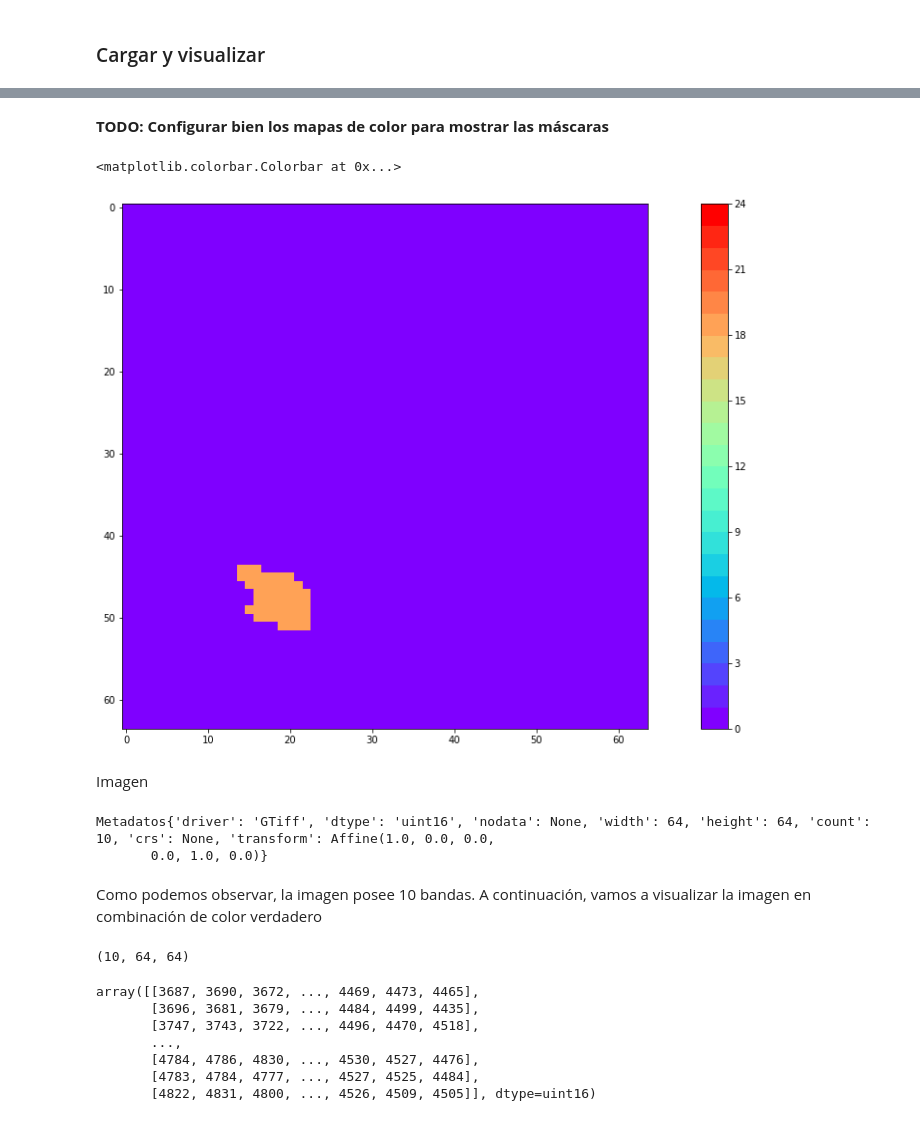
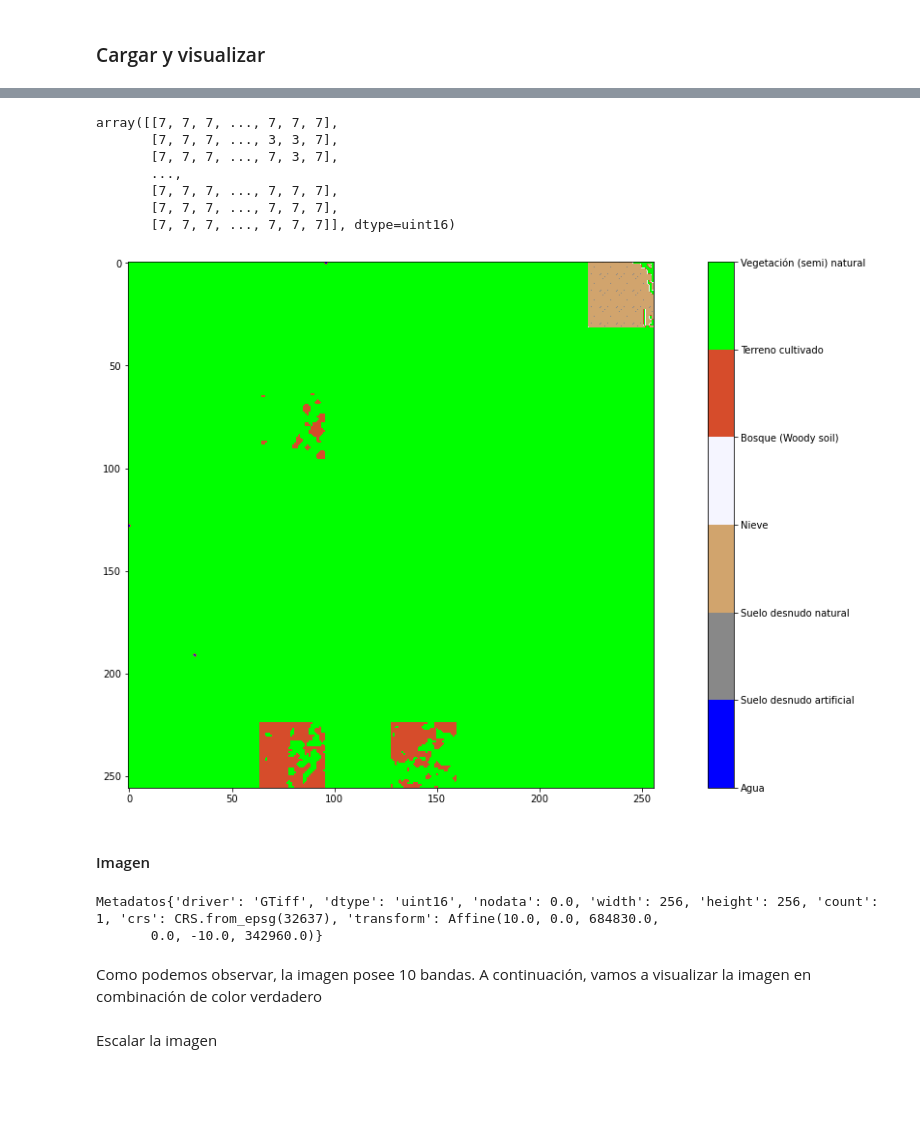
Before and after one commit to ggonzr/deep-learning-e2, a Jupyter notebook: notebook/entrega2.ipynb, the cells around one changed output, grey strips where cells are left out. Drawn from its saved outputs; the diff is of its cells as text; code cells hidden in the pictures; blank space fills up the shorter version.

```diff
--- a/notebook/entrega2.ipynb
+++ b/notebook/entrega2.ipynb
@@ -189,2 +225,0 @@ norm = colors.BoundaryNorm(np.arange(0, 25, 1), cmap.N)
-# %% [markdown]
-**TODO: Configurar bien los mapas de color para mostrar las máscaras**
@@ -191,10 +229,46 @@ norm = colors.BoundaryNorm(np.arange(0, 25, 1), cmap.N)
+# %%
+ex_labels_mask
+# %% [output]
+array([[7, 7, 7, ..., 7, 7, 7],
+       [7, 7, 7, ..., 3, 3, 7],
+       [7, 7, 7, ..., 7, 3, 7],
+       ...,
+       [7, 7, 7, ..., 7, 7, 7],
+       [7, 7, 7, ..., 7, 7, 7],
+       [7, 7, 7, ..., 7, 7, 7]], dtype=uint16)
+# %%
+# Crear un colormap personalizado para cada una de las etiquetas
+# según el documento
+cmap = colors.ListedColormap([
+    "#0000ff",
+    "#888888",
+    "#d1a46d",
+    "#f5f5ff",
+    "#d64c2b",
+    "#186818",
+    "#00ff00"
+])
+meaning = [
+    "Agua",
+    "Suelo desnudo artificial",
+    "Suelo desnudo natural",
+    "Nieve",
+    "Bosque (Woody soil)",
+    "Terreno cultivado",
+    "Vegetación (semi) natural"
+]
+boundaries = list(range(1,8))
+norm = colors.BoundaryNorm(boundaries, cmap.N)
 # %%
 fig, ax = plt.subplots()
 img = ax.imshow(ex_mask_rio.read(1), cmap=cmap, norm=norm)
-fig.colorbar(img, ax=ax)
+cbar = plt.colorbar(img, ax=ax)
+cbar.set_ticks(boundaries)
+cbar.set_ticklabels(meaning)
+cbar.config_axis
+plt.show()
 # %% [output]
-<matplotlib.colorbar.Colorbar at 0x...>
-[figure, old version]
+[figure, new version]
 # %% [markdown]
-Imagen
+#### Imagen
 # %%
@@ -202,8 +278,8 @@ ex_image_rio = rio.open(ex_img_source)
 # %%
-print(f"Metadatos{ex_image_rio.meta}")
+print(f"Metadatos{ex_image_red_rio.meta}")
 # %% [output]
-Metadatos{'driver': 'GTiff', 'dtype': 'uint16', 'nodata': None, 'width': 64, 'height': 64, 'count': 10, 'crs': None, 'transform': Affine(1.0, 0.0, 0.0,
-       0.0, 1.0, 0.0)}
+Metadatos{'driver': 'GTiff', 'dtype': 'uint16', 'nodata': 0.0, 'width': 256, 'height': 256, 'count': 1, 'crs': CRS.from_epsg(32637), 'transform': Affine(10.0, 0.0, 684830.0,
+       0.0, -10.0, 342960.0)}
 # %% [markdown]
 Como podemos observar, la imagen posee 10 bandas. A continuación, vamos a visualizar la imagen en combinación de color verdadero
 # %%
@@ -211,17 +289,5 @@ ex_image_data = ex_image_rio.read()
-# %%
-ex_image_data.shape
-# %% [output]
-(10, 64, 64)
-# %%
-ex_image_data[3]
-# %% [output]
-array([[3687, 3690, 3672, ..., 4469, 4473, 4465],
-       [3696, 3681, 3679, ..., 4484, 4499, 4435],
-       [3747, 3743, 3722, ..., 4496, 4470, 4518],
-       ...,
-       [4784, 4786, 4830, ..., 4530, 4527, 4476],
-       [4783, 4784, 4777, ..., 4527, 4525, 4484],
-       [4822, 4831, 4800, ..., 4526, 4509, 4505]], dtype=uint16)
+# %% [markdown]
+Escalar la imagen
 # %%
 # Combinación RGB
 ex_image_rgb = np.array([
```
Also changed, not shown: parts of 39 cells of this notebook, 1 other file.
